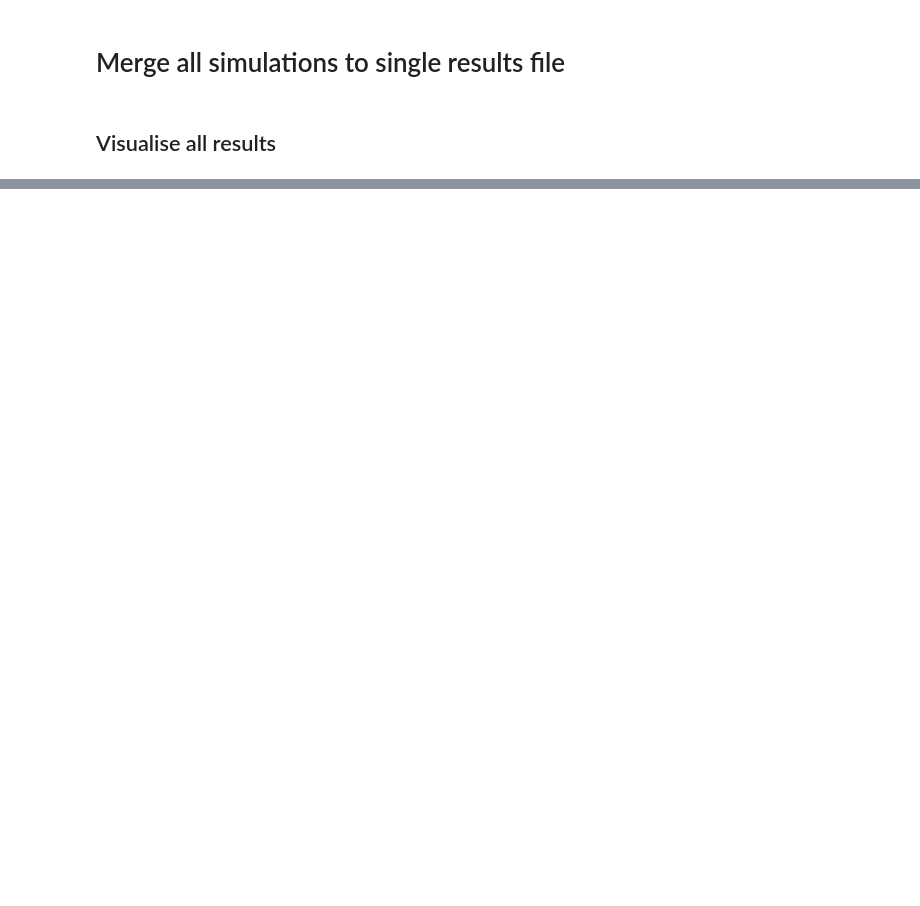
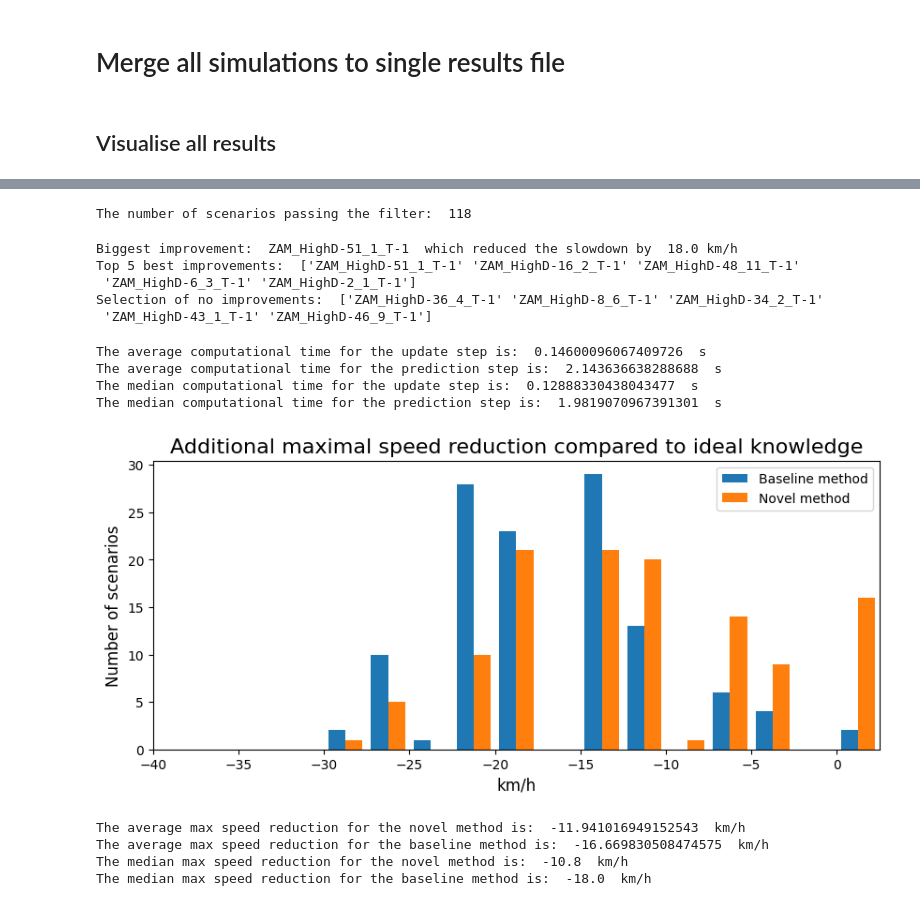
Before and after one commit to haastregt/occlusion_tracking, a Jupyter notebook: highd_scenarios.ipynb, the cells around one changed output, grey strips where cells are left out. Saved outputs shown, nothing was run; the diff lists cells and outputs as text; code cells hidden in the pictures; blank space fills up the shorter version.

Commit message:
Created all plots

```diff
--- a/highd_scenarios.ipynb
+++ b/highd_scenarios.ipynb
@@ -97,0 +18,75 @@ Selection of no improvements:  ['ZAM_HighD-36_4_T-1' 'ZAM_HighD-34_2_T-1' 'ZAM_H
+# %%
+batch_results_path = "results/batch_results_new"
+batch_results = pd.read_pickle(batch_results_path)
+filtered_results = batch_results[batch_results.number_of_traffic < 6]
+
+print_best = True
+print_computational_times = True
+plot_max_speed_reduction = True
+plot_average_speed_reduction = True
+plot_integrated_speed_reduction = True
+plot_novel_baseline_max_scatter_filtered = True
+plot_novel_baseline_avg_scatter_filtered = True
+plot_novel_baseline_max_scatter = True
+plot_novel_baseline_avg_scatter = True
+plot_ntraffic_scatter = True
+plot_ttc_scatter = True
+plot_dhw_scatter = True
+
+LABELSIZE = 12
+TITLESIZE = 16
+GAMMA = 0.35
+
+print("The number of scenarios passing the filter: ", len(filtered_results.index))
+# %% [output]
+The number of scenarios passing the filter:  118
+# %%
+
+if print_best:
+    batch_results["improvement_over_baseline"] = batch_results["min_vel_novel"]-batch_results["min_vel_baseline"]
+    best_result = batch_results[batch_results["improvement_over_baseline"] == batch_results["improvement_over_baseline"].max()]
+    print("Biggest improvement: ", best_result["scenario_id"].values[0], " which reduced the slowdown by ", best_result["improvement_over_baseline"].values[0]*3.6, "km/h")
+    print("Top 5 best improvements: ", batch_results.sort_values(by=['improvement_over_baseline'], ascending=False)["scenario_id"].values[:5])
+    print("Selection of no improvements: ", batch_results.sort_values(by=['improvement_over_baseline'], ascending=True)["scenario_id"].values[:5])
+# %% [output]
+Biggest improvement:  ZAM_HighD-51_1_T-1  which reduced the slowdown by  18.0 km/h
+Top 5 best improvements:  ['ZAM_HighD-51_1_T-1' 'ZAM_HighD-16_2_T-1' 'ZAM_HighD-48_11_T-1'
+ 'ZAM_HighD-6_3_T-1' 'ZAM_HighD-2_1_T-1']
+Selection of no improvements:  ['ZAM_HighD-36_4_T-1' 'ZAM_HighD-8_6_T-1' 'ZAM_HighD-34_2_T-1'
+ 'ZAM_HighD-43_1_T-1' 'ZAM_HighD-46_9_T-1']
+# %%
+
+if print_computational_times:
+    print("The average computational time for the update step is: ", np.average(filtered_results["comp_time_update"]), " s")
+    print("The average computational time for the prediction step is: ", np.average(filtered_results["comp_time_predict"]), " s")
+    print("The median computational time for the update step is: ", np.median(filtered_results["comp_time_update"]), " s")
+    print("The median computational time for the prediction step is: ", np.median(filtered_results["comp_time_predict"]), " s")
+# %% [output]
+The average computational time for the update step is:  0.14600096067409726  s
+The average computational time for the prediction step is:  2.143636638288688  s
+The median computational time for the update step is:  0.12888330438043477  s
+The median computational time for the prediction step is:  1.9819070967391301  s
+# %%
+
+if plot_max_speed_reduction:
+    fig = plt.figure(figsize=(10,4))
+    plt.hist([(filtered_results["min_vel_baseline"] - filtered_results["min_vel_ideal"])*3.6,
+              (filtered_results["min_vel_novel"] - filtered_results["min_vel_ideal"])*3.6],
+             np.arange(-40.0001, 3,2.5),
+             label = ["novel method", "baseline method"])
+    plt.title("Additional maximal speed reduction compared to ideal knowledge", fontsize=TITLESIZE)
+    plt.xlabel("km/h", fontsize=LABELSIZE)
+    plt.ylabel("Number of scenarios", fontsize=LABELSIZE)
+    plt.legend(["Baseline method", "Novel method"])
+    plt.xlim([-40,2.5])
+    plt.show()
+    print("The average max speed reduction for the novel method is: ", np.average((filtered_results["min_vel_novel"] - filtered_results["min_vel_ideal"])*3.6), " km/h")
+    print("The average max speed reduction for the baseline method is: ", np.average((filtered_results["min_vel_baseline"] - filtered_results["min_vel_ideal"])*3.6), " km/h")
+    print("The median max speed reduction for the novel method is: ", np.median((filtered_results["min_vel_novel"] - filtered_results["min_vel_ideal"])*3.6), " km/h")
+    print("The median max speed reduction for the baseline method is: ", np.median((filtered_results["min_vel_baseline"] - filtered_results["min_vel_ideal"])*3.6), " km/h")
+# %% [output]
+[figure, added]
+The average max speed reduction for the novel method is:  -11.941016949152543  km/h
+The average max speed reduction for the baseline method is:  -16.669830508474575  km/h
+The median max speed reduction for the novel method is:  -10.8  km/h
+The median max speed reduction for the baseline method is:  -18.0  km/h
```
Also changed, not shown: parts of 11 cells of this notebook, 1 other file.
